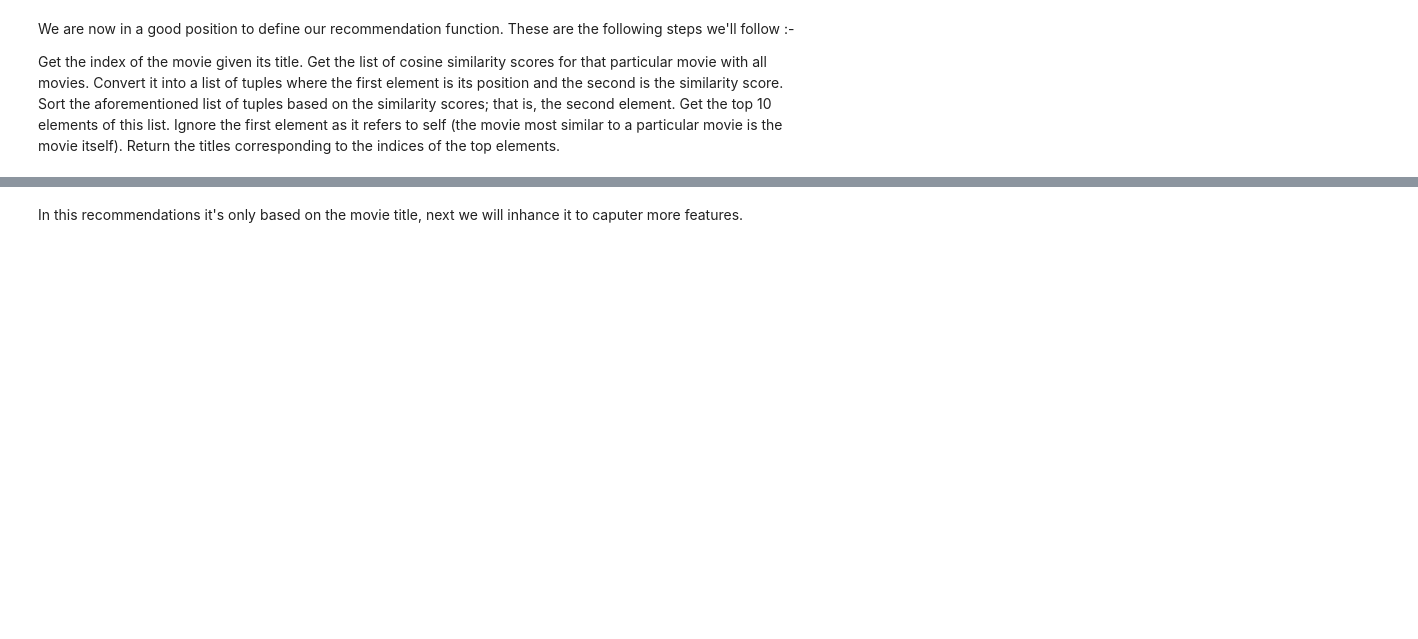
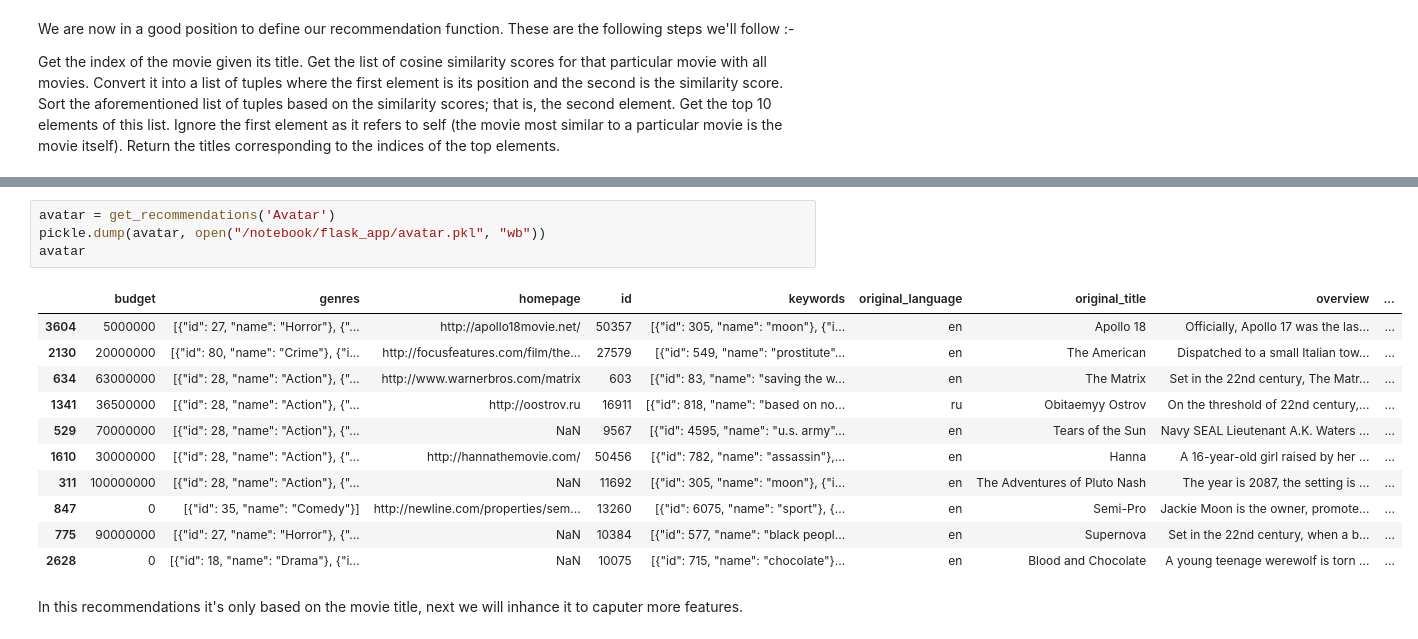
Before and after one commit to zithiat/kaggleimage, a Jupyter notebook: movie-recom.ipynb, the cells around one changed output, grey strips where cells are left out. Saved outputs shown, nothing was run; the diff lists cells and outputs as text; blank space fills up the shorter version.

```diff
--- a/movie-recom.ipynb
+++ b/movie-recom.ipynb
@@ -192,3 +222,19 @@ Name: title, dtype: object
+# %%
+avatar = get_recommendations('Avatar')
+pickle.dump(avatar, open("/notebook/flask_app/avatar.pkl", "wb"))
+avatar
+# %% [output]
+|  | budget | genres | homepage | id | keywords | original_language | original_title | overview | ... |
+| 3604 | 5000000 | [{"id": 27, "name": "Horror"}, {"... | http://apollo18movie.net/ | 50357 | [{"id": 305, "name": "moon"}, {"i... | en | Apollo 18 | Officially, Apollo 17 was the las... | ... |
+| 2130 | 20000000 | [{"id": 80, "name": "Crime"}, {"i... | http://focusfeatures.com/film/the... | 27579 | [{"id": 549, "name": "prostitute"... | en | The American | Dispatched to a small Italian tow... | ... |
+| 634 | 63000000 | [{"id": 28, "name": "Action"}, {"... | http://www.warnerbros.com/matrix | 603 | [{"id": 83, "name": "saving the w... | en | The Matrix | Set in the 22nd century, The Matr... | ... |
+| 1341 | 36500000 | [{"id": 28, "name": "Action"}, {"... | http://oostrov.ru | 16911 | [{"id": 818, "name": "based on no... | ru | Obitaemyy Ostrov | On the threshold of 22nd century,... | ... |
+| 529 | 70000000 | [{"id": 28, "name": "Action"}, {"... | NaN | 9567 | [{"id": 4595, "name": "u.s. army"... | en | Tears of the Sun | Navy SEAL Lieutenant A.K. Waters ... | ... |
+| 1610 | 30000000 | [{"id": 28, "name": "Action"}, {"... | http://hannathemovie.com/ | 50456 | [{"id": 782, "name": "assassin"},... | en | Hanna | A 16-year-old girl raised by her ... | ... |
+| 311 | 100000000 | [{"id": 28, "name": "Action"}, {"... | NaN | 11692 | [{"id": 305, "name": "moon"}, {"i... | en | The Adventures of Pluto Nash | The year is 2087, the setting is ... | ... |
+| 847 | 0 | [{"id": 35, "name": "Comedy"}] | http://newline.com/properties/sem... | 13260 | [{"id": 6075, "name": "sport"}, {... | en | Semi-Pro | Jackie Moon is the owner, promote... | ... |
+| 775 | 90000000 | [{"id": 27, "name": "Horror"}, {"... | NaN | 10384 | [{"id": 577, "name": "black peopl... | en | Supernova | Set in the 22nd century, when a b... | ... |
+| 2628 | 0 | [{"id": 18, "name": "Drama"}, {"i... | NaN | 10075 | [{"id": 715, "name": "chocolate"}... | en | Blood and Chocolate | A young teenage werewolf is torn ... | ... |
 # %% [markdown]
 In this recommendations it's only based on the movie title, next we will inhance it to caputer more features.
 # %%
```
Also changed, not shown: parts of 31 cells of this notebook, 10 other files.
